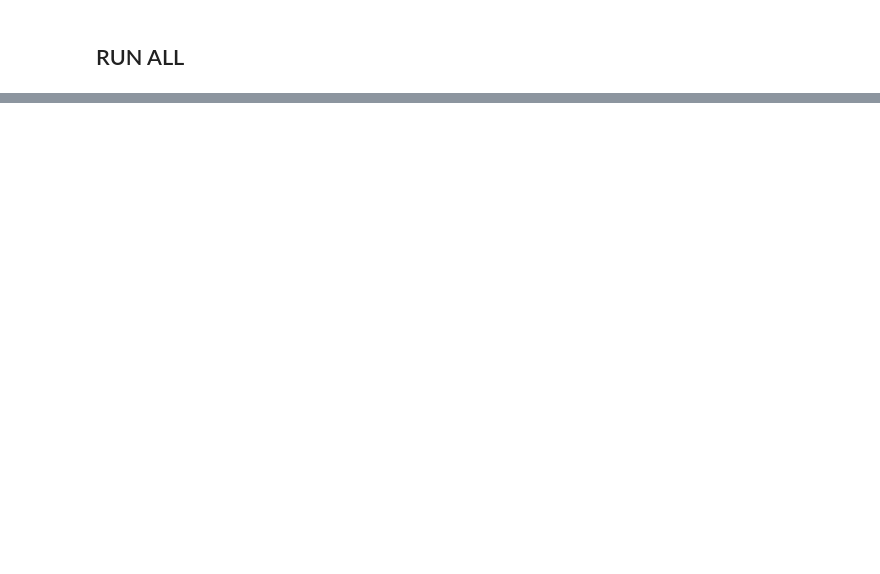
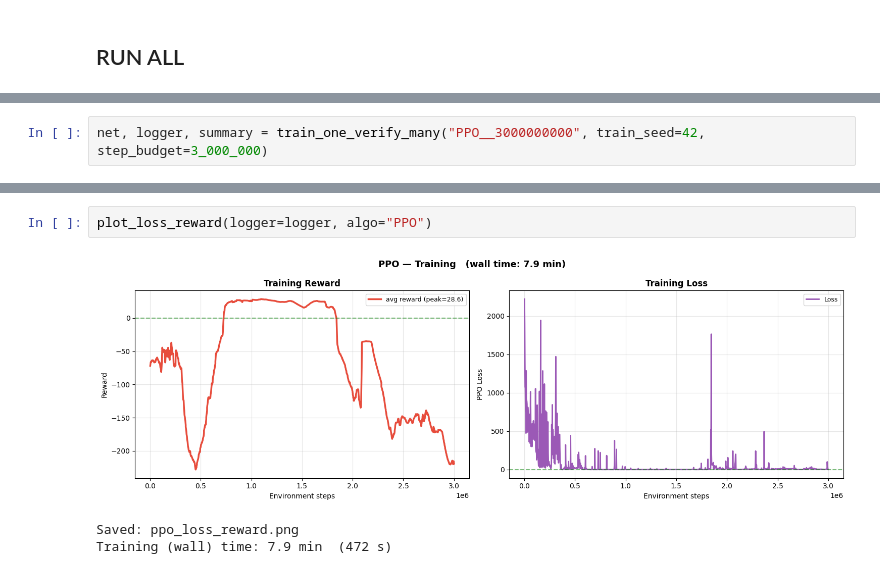
Before and after one commit to OzzysMess/owsbr, a Jupyter notebook: Arthur/Ozzy_Segway_Data/PPO_NAV_OzzyVer.ipynb, the cells around one changed output, grey strips where cells are left out. Saved outputs shown, nothing was run; the diff lists cells and outputs as text; blank space fills up the shorter version.

```diff
--- a/Arthur/Ozzy_Segway_Data/PPO_NAV_OzzyVer.ipynb
+++ b/Arthur/Ozzy_Segway_Data/PPO_NAV_OzzyVer.ipynb
@@ -1284,0 +910,2 @@ Saved: nav_analysis.png
+# %%
+net, logger, summary = train_one_verify_many("PPO__3000000000", train_seed=42, step_budget=3_000_000)
@@ -1284,0 +947,6 @@ Saved: nav_analysis.png
+# %%
+plot_loss_reward(logger=logger, algo="PPO")
+# %% [output]
+[figure, added]
+Saved: ppo_loss_reward.png
+Training (wall) time: 7.9 min  (472 s)
```
Also changed, not shown: parts of 18 cells of this notebook, 25 other files.
